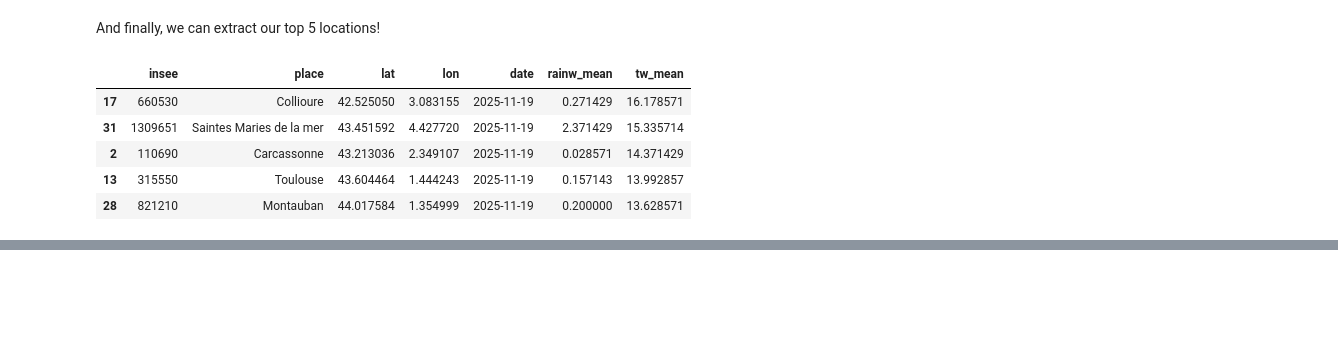
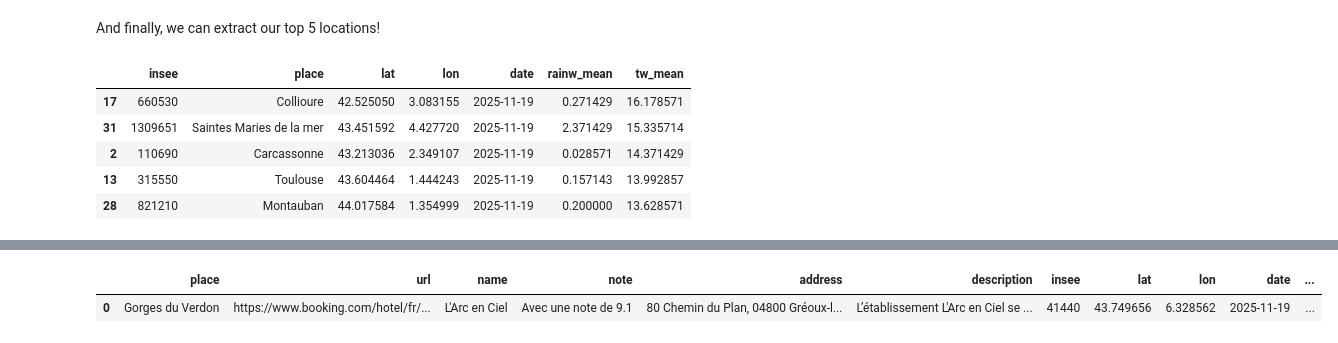
Before and after one commit to JeremyM174/cdsd_kayak, a Jupyter notebook: Kayak_Project.ipynb, the cells around one changed output, grey strips where cells are left out. Cells and saved outputs as stored; diff of their text form; code cells hidden in the pictures; blank space fills up the shorter version.

```diff
--- a/Kayak_Project.ipynb
+++ b/Kayak_Project.ipynb
@@ -519,8 +396,0 @@ True
-# %%
-with open("data/all_cities_urls_hotels.json", "r") as f:
-    all_hotels_url = json.load(f)
-df_all_hotels_url = pd.DataFrame(all_hotels_url)
-# %%
-with open("data/all_hotels_details_insee.json", "r") as f:
-    all_hotels_details = json.load(f)
-df_all_hotels_details = pd.DataFrame(all_hotels_details)
@@ -641,0 +458,10 @@ df
+# %%
+with open("data/hotels_details.json", "r", encoding="utf-8") as f:
+    hotels = json.load(f)
+
+df_hotels = pd.DataFrame(hotels)
+df_merged = pd.merge(df_hotels, df_w2, on='place', how="right")
+hotels_enriched = df_merged.to_dict(orient="records") #associating columns & data as keys & values for JSON dumping
+
+with open("data/all_hotels_details_insee.json", "w", encoding="utf-8") as f:
+    json.dump(hotels_enriched, f, indent=4, ensure_ascii=False) #save as JSON for later use
@@ -641,0 +472,5 @@ df
+# %%
+with open("data/all_hotels_details_insee.json", "r", encoding="utf-8") as f:
+    all_hotels_details = json.load(f)
+df = pd.DataFrame(all_hotels_details)
+df.info()
@@ -641,0 +497,5 @@ df
+# %%
+df.head(1)
+# %% [output]
+|  | place | url | name | note | address | description | insee | lat | lon | date | ... |
+| 0 | Gorges du Verdon | https://www.booking.com/hotel/fr/... | L'Arc en Ciel | Avec une note de 9.1 | 80 Chemin du Plan, 04800 Gréoux-l... | L’établissement L'Arc en Ciel se ... | 41440 | 43.749656 | 6.328562 | 2025-11-19 | ... |
```
Also changed, not shown: parts of 99 cells of this notebook, 9 other files.
